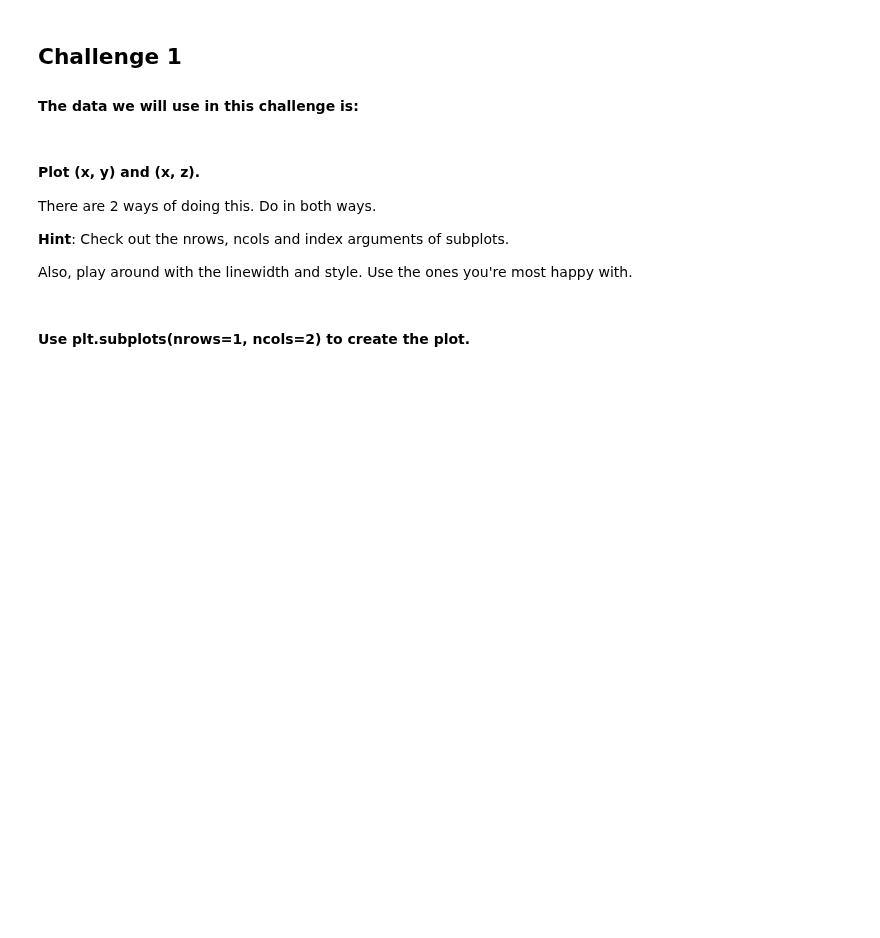
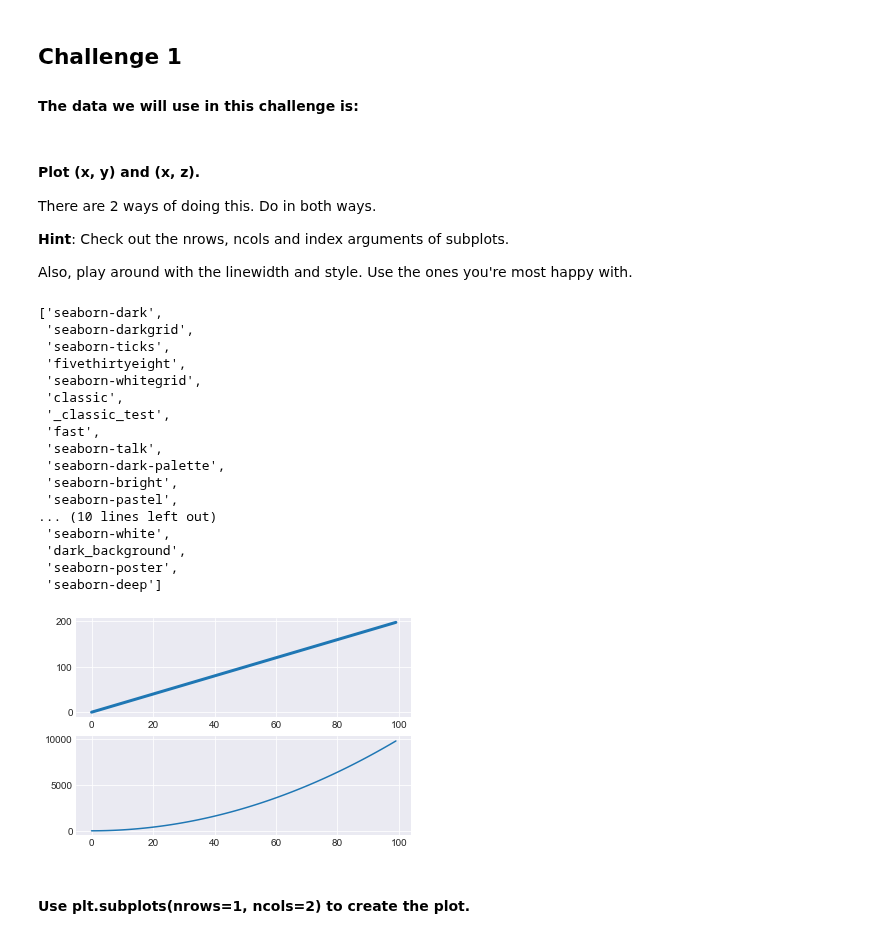
Before and after one commit to ta-data-lis/lab-matplotlib-seaborn, a Jupyter notebook: your-code/main.ipynb, the cells around one changed output. Saved outputs shown, nothing was run; the diff lists cells and outputs as text; code cells hidden in the pictures; blank space fills up the shorter version.

```diff
--- a/your-code/main.ipynb
+++ b/your-code/main.ipynb
@@ -25,2 +46,41 @@ Also, play around with the linewidth and style. Use the ones you're most happy w
+# %%
+# Method 1
+# I'm interpreting "doing this" as ploting subplots
+
+# defining the style
+plt.style.use('seaborn-darkgrid')
+
+# defining the figure
+fig = plt.figure()
+
+# defining some axis (height, width, plot#)
+ax1 = fig.add_subplot(211)
+ax2 = fig.add_subplot(212)
+
+# ploting the subplots
+ax1.plot(x, y, linewidth = 3)
+ax2.plot(x, z)
+
+# to check the available styles
+plt.style.available
+# %% [output]
+['seaborn-dark',
+ 'seaborn-darkgrid',
+ 'seaborn-ticks',
+ 'fivethirtyeight',
+ 'seaborn-whitegrid',
+ 'classic',
+ '_classic_test',
+ 'fast',
+ 'seaborn-talk',
+ 'seaborn-dark-palette',
+ 'seaborn-bright',
+ 'seaborn-pastel',
+... (10 lines left out)
+ 'seaborn-white',
+ 'dark_background',
+ 'seaborn-poster',
+ 'seaborn-deep']
+[figure, added]
 # %% [markdown]
 #### Use plt.subplots(nrows=1, ncols=2) to create the plot.
```
Also changed, not shown: parts of 19 cells of this notebook.
